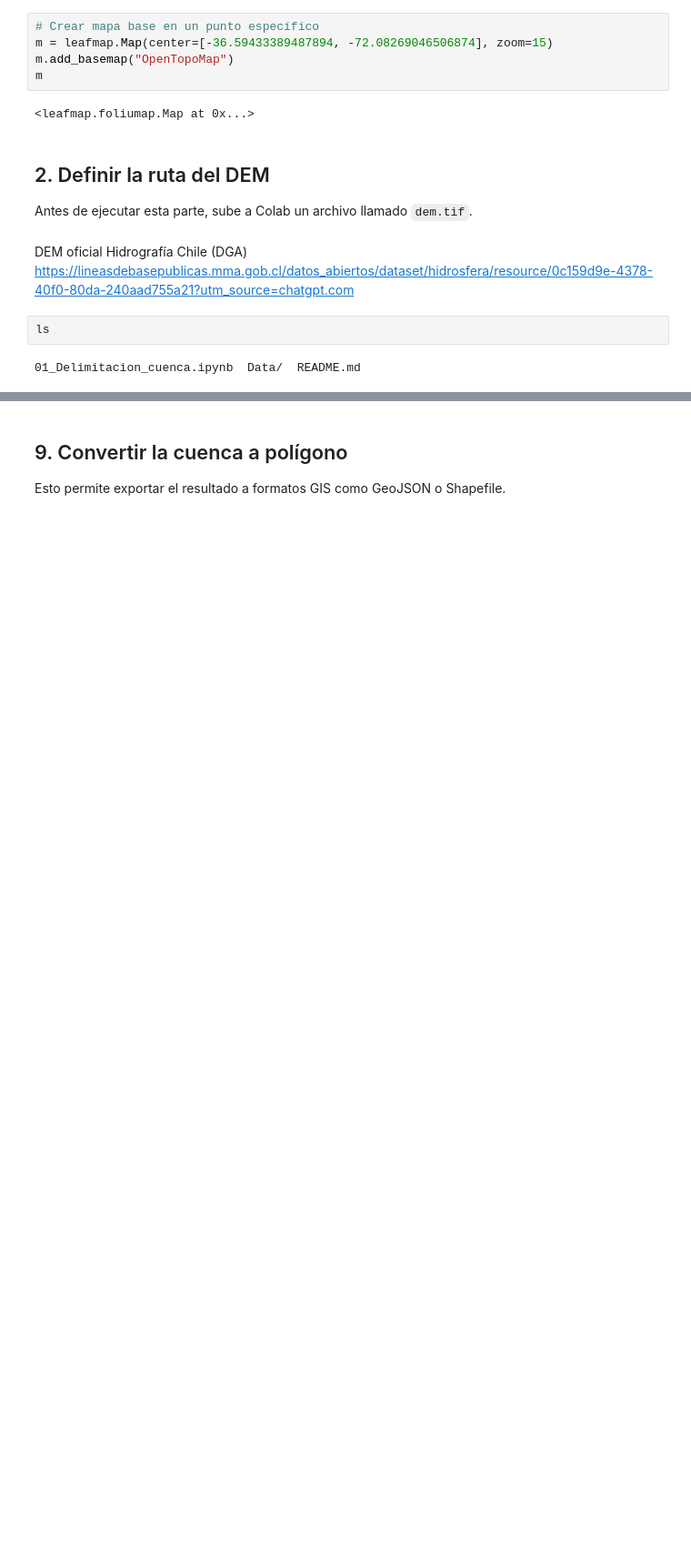
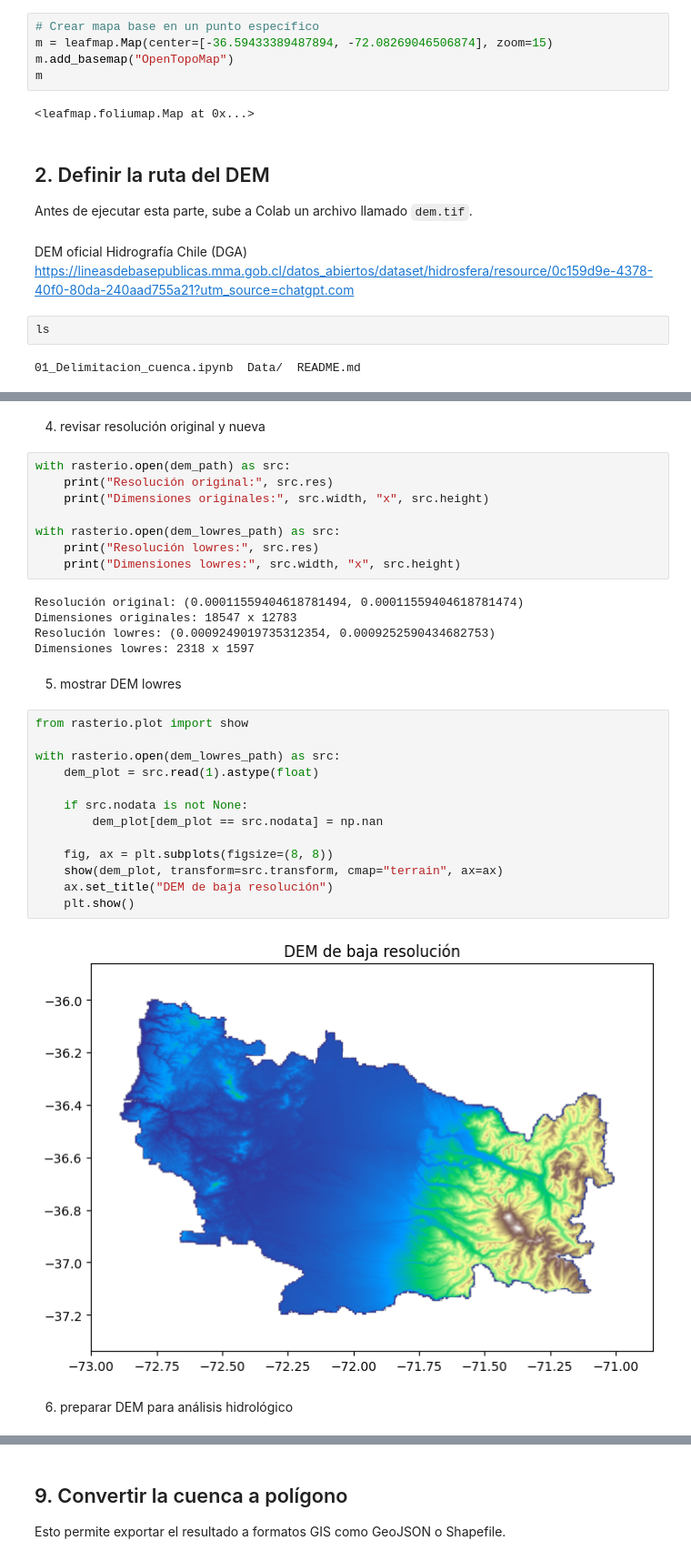
Before and after one commit to paulmunozpauta/Hidrology_Course, a Jupyter notebook: 01_Delimitacion_cuenca.ipynb, the cells around one changed output, grey strips where cells are left out. Shown at 91% size. Cells and saved outputs as stored; diff of their text form; blank space fills up the shorter version.

```diff
--- a/01_Delimitacion_cuenca.ipynb
+++ b/01_Delimitacion_cuenca.ipynb
@@ -100,0 +161,34 @@ plt.show()
+# %% [markdown]
+4) revisar resolución original y nueva
+# %%
+with rasterio.open(dem_path) as src:
+    print("Resolución original:", src.res)
+    print("Dimensiones originales:", src.width, "x", src.height)
+
+with rasterio.open(dem_lowres_path) as src:
+    print("Resolución lowres:", src.res)
+    print("Dimensiones lowres:", src.width, "x", src.height)
+# %% [output]
+Resolución original: (0.00011559404618781494, 0.00011559404618781474)
+Dimensiones originales: 18547 x 12783
+Resolución lowres: (0.0009249019735312354, 0.0009252590434682753)
+Dimensiones lowres: 2318 x 1597
+# %% [markdown]
+5) mostrar DEM lowres
+# %%
+from rasterio.plot import show
+
+with rasterio.open(dem_lowres_path) as src:
+    dem_plot = src.read(1).astype(float)
+
+    if src.nodata is not None:
+        dem_plot[dem_plot == src.nodata] = np.nan
+
+    fig, ax = plt.subplots(figsize=(8, 8))
+    show(dem_plot, transform=src.transform, cmap="terrain", ax=ax)
+    ax.set_title("DEM de baja resolución")
+    plt.show()
+# %% [output]
+[figure, added]
+# %% [markdown]
+6) preparar DEM para análisis hidrológico
```
Also changed, not shown: parts of 26 cells of this notebook.
